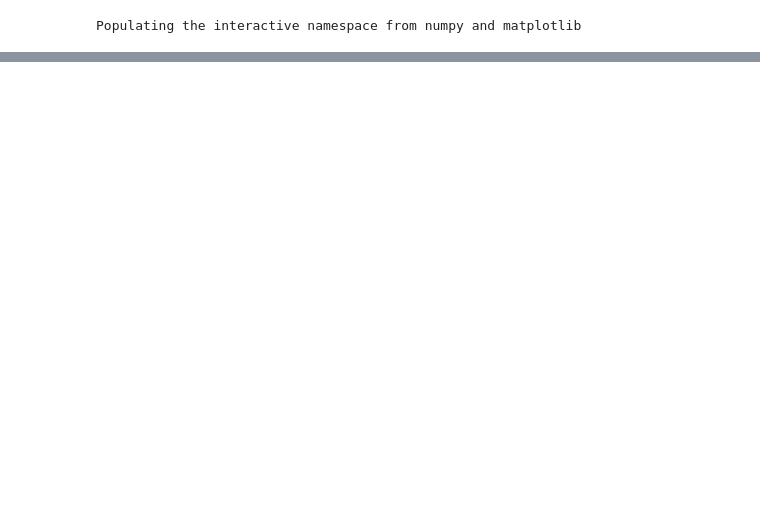
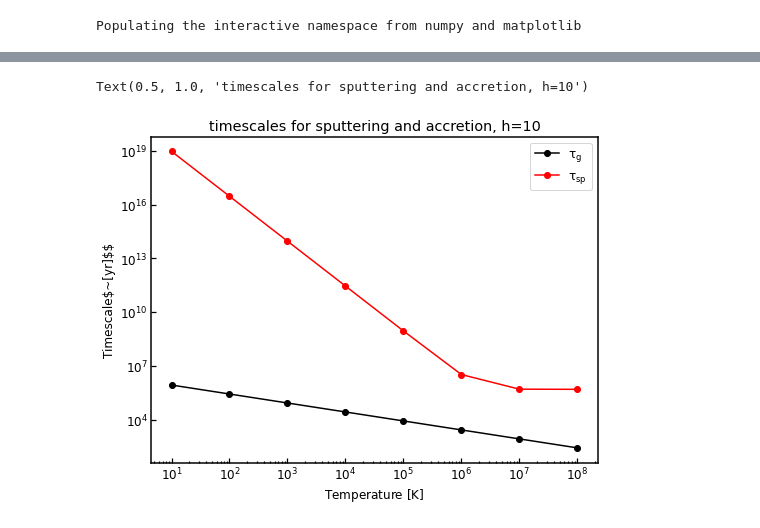
Before and after one commit to helenarichie/my_scripts, a Jupyter notebook: cholla/dust_model/total_numerical_solution.ipynb, the cells around one changed output, grey strips where cells are left out. Saved outputs shown, nothing was run; the diff lists cells and outputs as text; code cells hidden in the pictures; blank space fills up the shorter version.

```diff
--- a/cholla/dust_model/total_numerical_solution.ipynb
+++ b/cholla/dust_model/total_numerical_solution.ipynb
@@ -197,0 +261,11 @@ def evolve_solutions(h, n, T_arr, T_colors):
+# %%
+fig, ax = plt.subplots(nrows=1, ncols=1, sharex=True, figsize=(8,6))
+ax.loglog(T_arr, taus[0], "o-", color="k", label=r"$\tau_g$")
+ax.loglog(T_arr, taus[1], "o-", color="r", label=r"$\tau_{sp}$")
+ax.set_xlabel("Temperature$~[K]$")
+ax.set_ylabel(r"Timescale$~[yr]$$")
+ax.legend()
+ax.set_title(f"timescales for sputtering and accretion, h={h}")
+# %% [output]
+Text(0.5, 1.0, 'timescales for sputtering and accretion, h=10')
+[figure, added]
```
Also changed, not shown: parts of 5 cells of this notebook, 2 other files.
